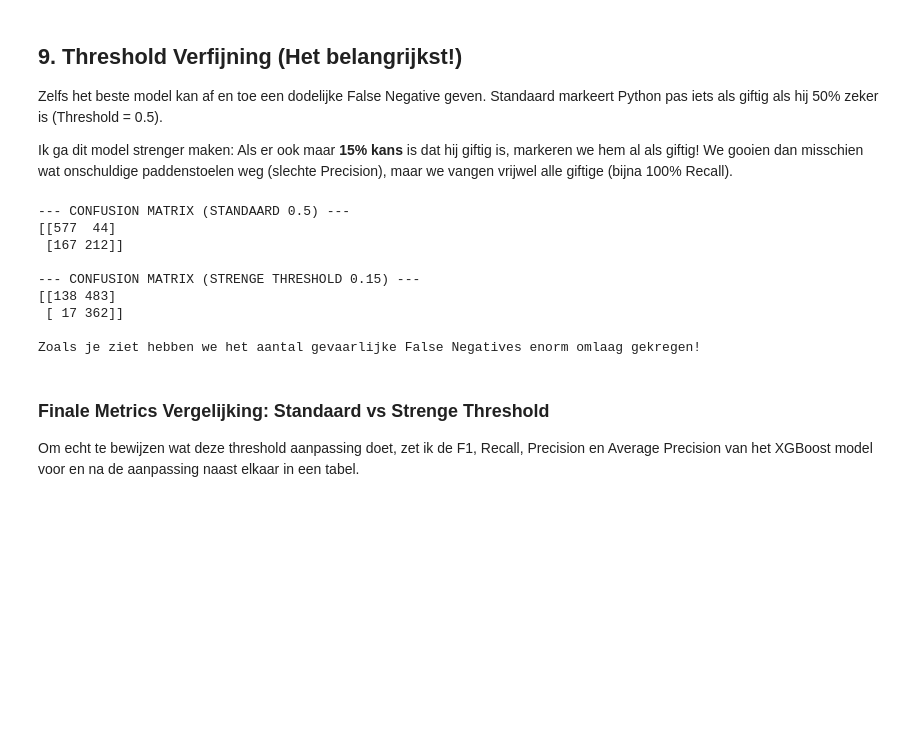
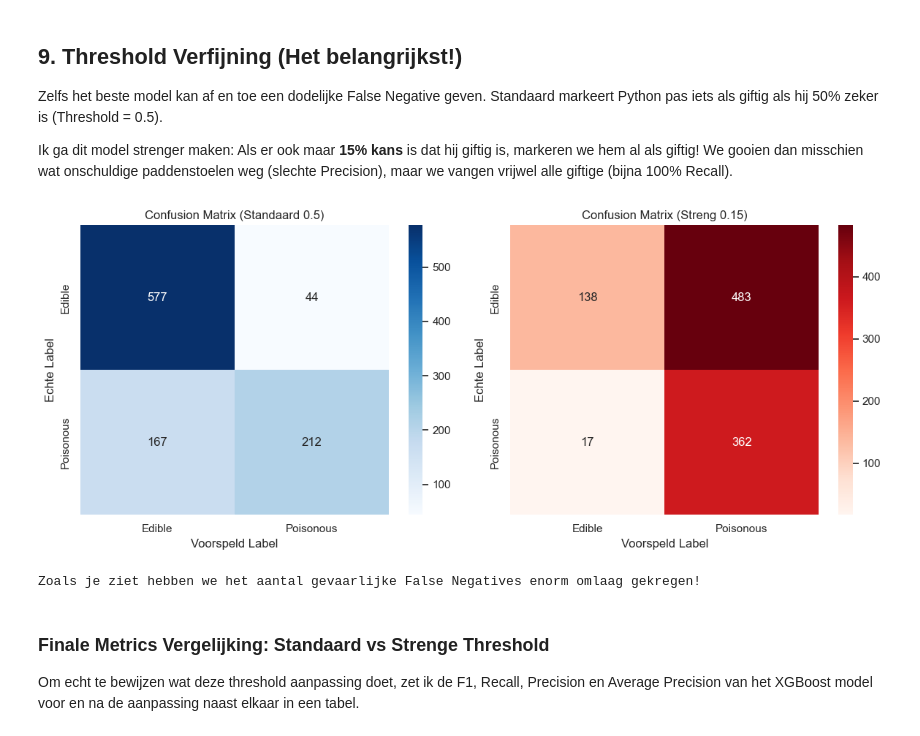
Before and after one commit to dmitcher7/CloudAI-Challenge, a Jupyter notebook: mushrooms/Dimi/01_Dimi_Mushrooms_EDA_Model.ipynb, the cells around one changed output. Drawn from its saved outputs; the diff is of its cells as text; code cells hidden in the pictures; blank space fills up the shorter version.

```diff
--- a/mushrooms/Dimi/01_Dimi_Mushrooms_EDA_Model.ipynb
+++ b/mushrooms/Dimi/01_Dimi_Mushrooms_EDA_Model.ipynb
@@ -251,32 +251,41 @@ Zelfs het beste model kan af en toe een dodelijke False Negative geven.
 Standaard markeert Python pas iets als giftig als hij 50% zeker is (Threshold = 0.5).
 
 Ik ga dit model strenger maken: Als er ook maar **15% kans** is dat hij giftig is, markeren we hem al als giftig! We gooien dan misschien wat onschuldige paddenstoelen weg (slechte Precision), maar we vangen vrijwel alle giftige (bijna 100% Recall).
-# %%
-from sklearn.metrics import confusion_matrix, classification_report
-
-best_model = xgb_tuned.best_estimator_
-y_prob = best_model.predict_proba(X_test)[:, 1]
-
-custom_threshold = 0.15
-y_pred_safe = (y_prob >= custom_threshold).astype(int)
-
-print("\n--- CONFUSION MATRIX (STANDAARD 0.5) ---")
-print(confusion_matrix(y_test, best_model.predict(X_test)))
-
-print(f"\n--- CONFUSION MATRIX (STRENGE THRESHOLD {custom_threshold}) ---")
-print(confusion_matrix(y_test, y_pred_safe))
-
-print("\nZoals je ziet hebben we het aantal gevaarlijke False Negatives enorm omlaag gekregen!")
-# %% [output]
---- CONFUSION MATRIX (STANDAARD 0.5) ---
-[[577  44]
- [167 212]]
-
---- CONFUSION MATRIX (STRENGE THRESHOLD 0.15) ---
-[[138 483]
- [ 17 362]]
-
-Zoals je ziet hebben we het aantal gevaarlijke False Negatives enorm omlaag gekregen!
+# %%
+from sklearn.metrics import confusion_matrix, classification_report
+
+best_model = xgb_tuned.best_estimator_
+y_prob = best_model.predict_proba(X_test)[:, 1]
+
+custom_threshold = 0.15
+y_pred_safe = (y_prob >= custom_threshold).astype(int)
+
+import matplotlib.pyplot as plt
+import seaborn as sns
+
+fig, axes = plt.subplots(1, 2, figsize=(12, 5))
+
+# Plot 1: Standaard
+cm_standard = confusion_matrix(y_test, best_model.predict(X_test))
+sns.heatmap(cm_standard, annot=True, fmt='d', cmap='Blues', ax=axes[0], xticklabels=['Edible', 'Poisonous'], yticklabels=['Edible', 'Poisonous'])
+axes[0].set_title("Confusion Matrix (Standaard 0.5)")
+axes[0].set_ylabel('Echte Label')
+axes[0].set_xlabel('Voorspeld Label')
+
+# Plot 2: Streng
+cm_safe = confusion_matrix(y_test, y_pred_safe)
+sns.heatmap(cm_safe, annot=True, fmt='d', cmap='Reds', ax=axes[1], xticklabels=['Edible', 'Poisonous'], yticklabels=['Edible', 'Poisonous'])
+axes[1].set_title(f"Confusion Matrix (Streng {custom_threshold})")
+axes[1].set_ylabel('Echte Label')
+axes[1].set_xlabel('Voorspeld Label')
+
+plt.tight_layout()
+plt.show()
+
+print("\nZoals je ziet hebben we het aantal gevaarlijke False Negatives enorm omlaag gekregen!")
+# %% [output]
+[figure, added]
+Zoals je ziet hebben we het aantal gevaarlijke False Negatives enorm omlaag gekregen!
 # %% [markdown]
 ### Finale Metrics Vergelijking: Standaard vs Strenge Threshold
 Om echt te bewijzen wat deze threshold aanpassing doet, zet ik de F1, Recall, Precision en Average Precision van het XGBoost model voor en na de aanpassing naast elkaar in een tabel.
```
Also changed, not shown: parts of 2 cells of this notebook, 1 other file.
